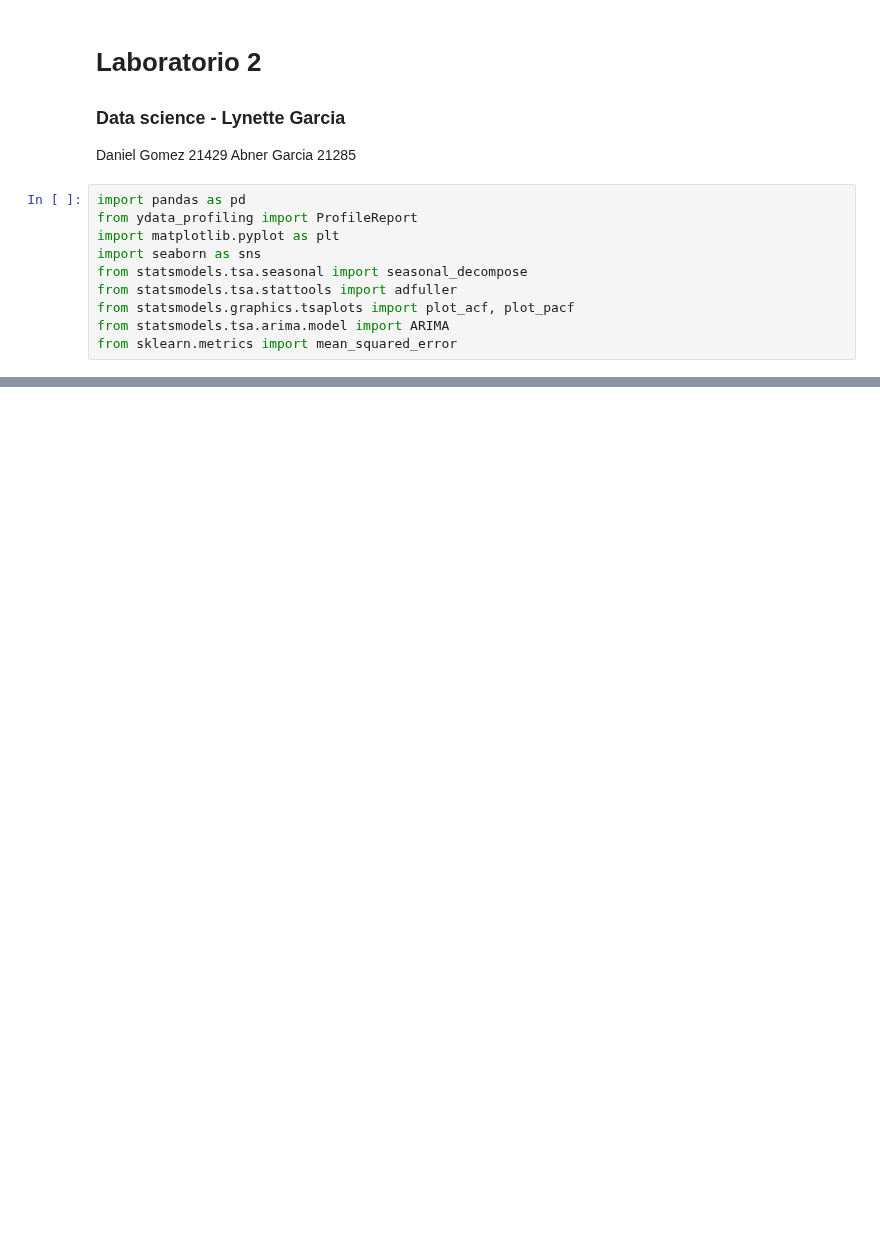
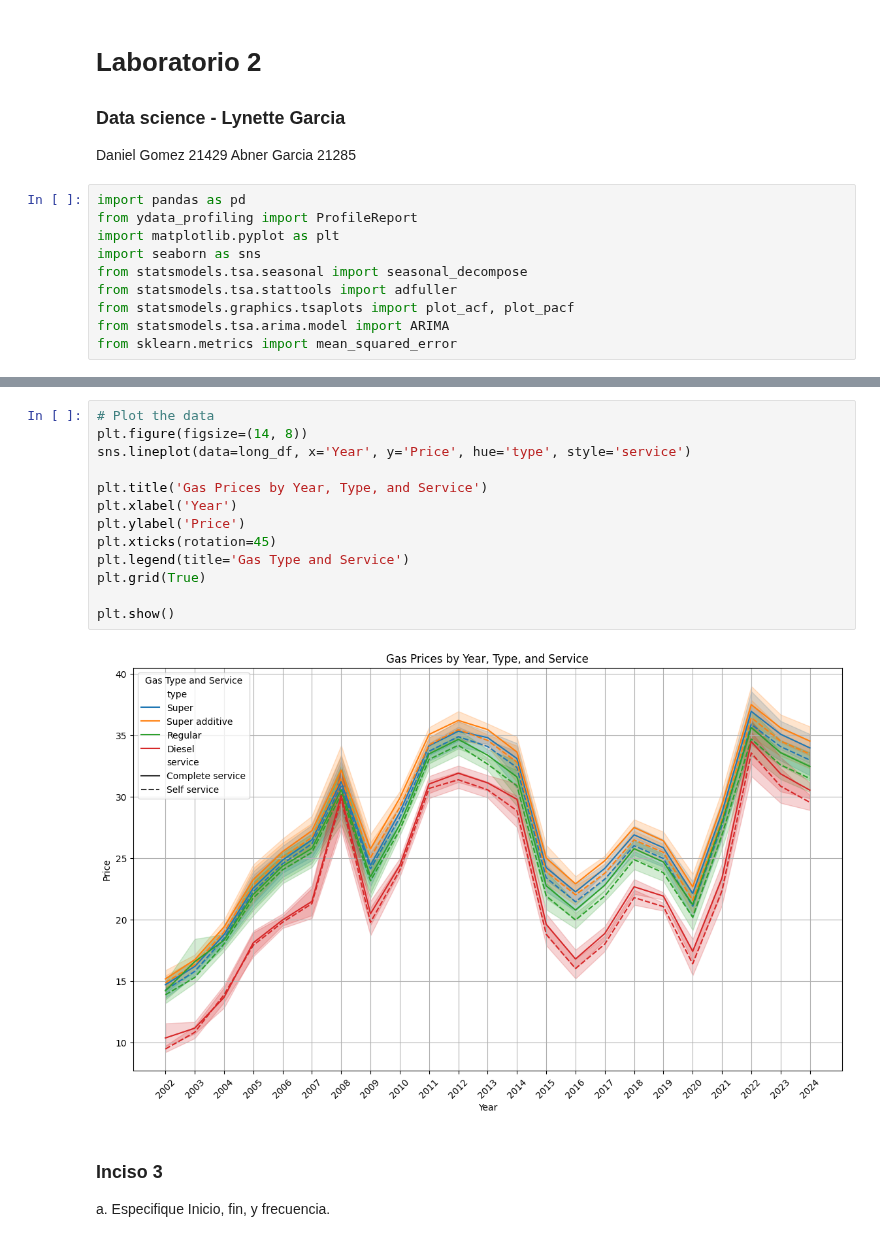
Before and after one commit to JDgomez2002/data-science-labs, a Jupyter notebook: lab02/lab2.ipynb, the cells around one changed output, grey strips where cells are left out. Cells and saved outputs as stored; diff of their text form; blank space fills up the shorter version.

```diff
--- a/lab02/lab2.ipynb
+++ b/lab02/lab2.ipynb
@@ -172,0 +399,18 @@ NaT           168.73019          300.91367     0.0                171.51886
+# %%
+# Plot the data
+plt.figure(figsize=(14, 8))
+sns.lineplot(data=long_df, x='Year', y='Price', hue='type', style='service')
+
+plt.title('Gas Prices by Year, Type, and Service')
+plt.xlabel('Year')
+plt.ylabel('Price')
+plt.xticks(rotation=45)
+plt.legend(title='Gas Type and Service')
+plt.grid(True)
+
+plt.show()
+# %% [output]
+[figure, added]
+# %% [markdown]
+### Inciso 3
+a. Especifique Inicio, fin, y frecuencia.
```
Also changed, not shown: parts of 14 cells of this notebook, 14 other files.
